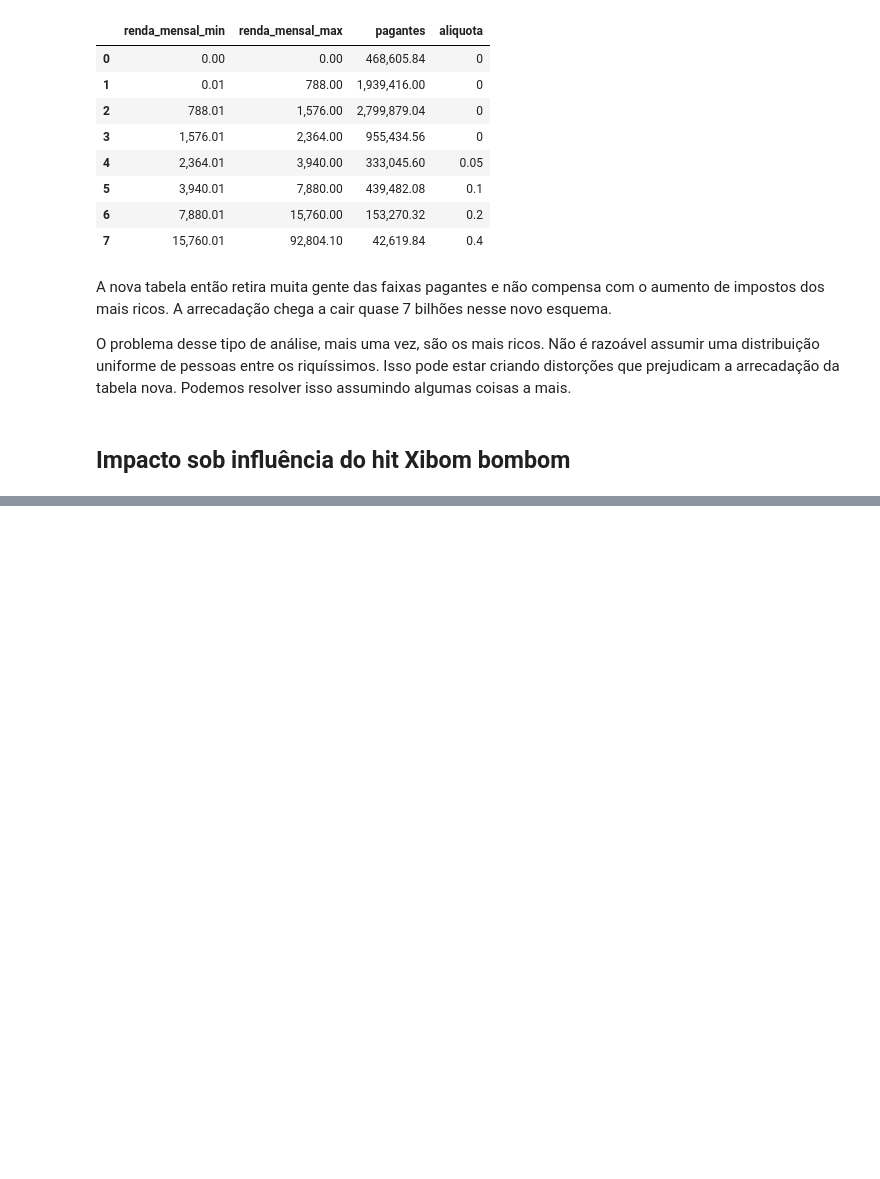
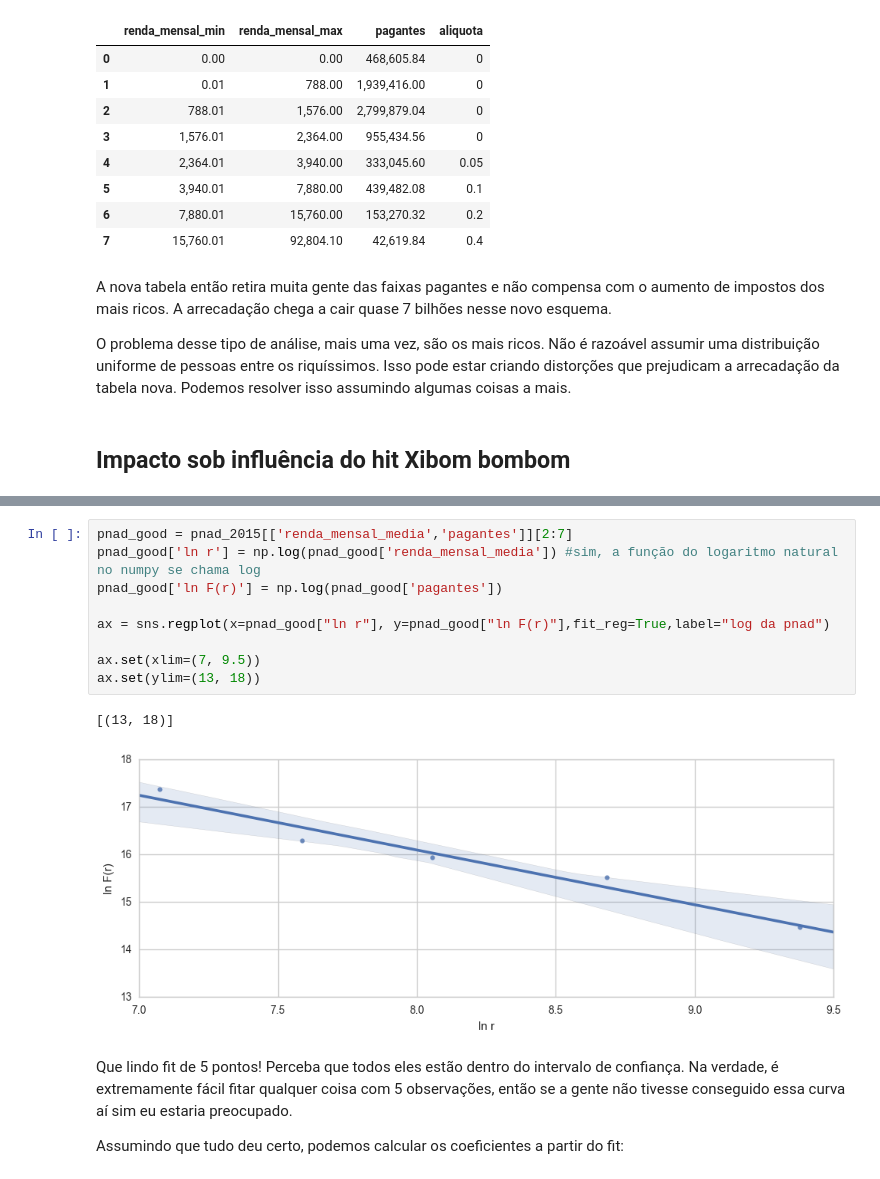
Before and after one commit to hugolouzada/TaxBracketBr, a Jupyter notebook: NewTaxBrackets.ipynb, the cells around one changed output, grey strips where cells are left out. Saved outputs shown, nothing was run; the diff lists cells and outputs as text; blank space fills up the shorter version.

Commit message:
calculating power law on pnad data

```diff
--- a/NewTaxBrackets.ipynb
+++ b/NewTaxBrackets.ipynb
@@ -380,0 +396,16 @@ O problema desse tipo de análise, mais uma vez, são os mais ricos. Não é raz
+# %%
+pnad_good = pnad_2015[['renda_mensal_media','pagantes']][2:7]
+pnad_good['ln r'] = np.log(pnad_good['renda_mensal_media']) #sim, a função do logaritmo natural no numpy se chama log
+pnad_good['ln F(r)'] = np.log(pnad_good['pagantes'])
+
+ax = sns.regplot(x=pnad_good["ln r"], y=pnad_good["ln F(r)"],fit_reg=True,label="log da pnad")
+
+ax.set(xlim=(7, 9.5))
+ax.set(ylim=(13, 18))
+# %% [output]
+[(13, 18)]
+[figure, added]
+# %% [markdown]
+Que lindo fit de 5 pontos! Perceba que todos eles estão dentro do intervalo de confiança. Na verdade, é extremamente fácil fitar qualquer coisa com 5 observações, então se a gente não tivesse conseguido essa curva aí sim eu estaria preocupado.
+
+Assumindo que tudo deu certo, podemos calcular os coeficientes a partir do fit:
```
Also changed, not shown: parts of 7 cells of this notebook, 5 other files.
